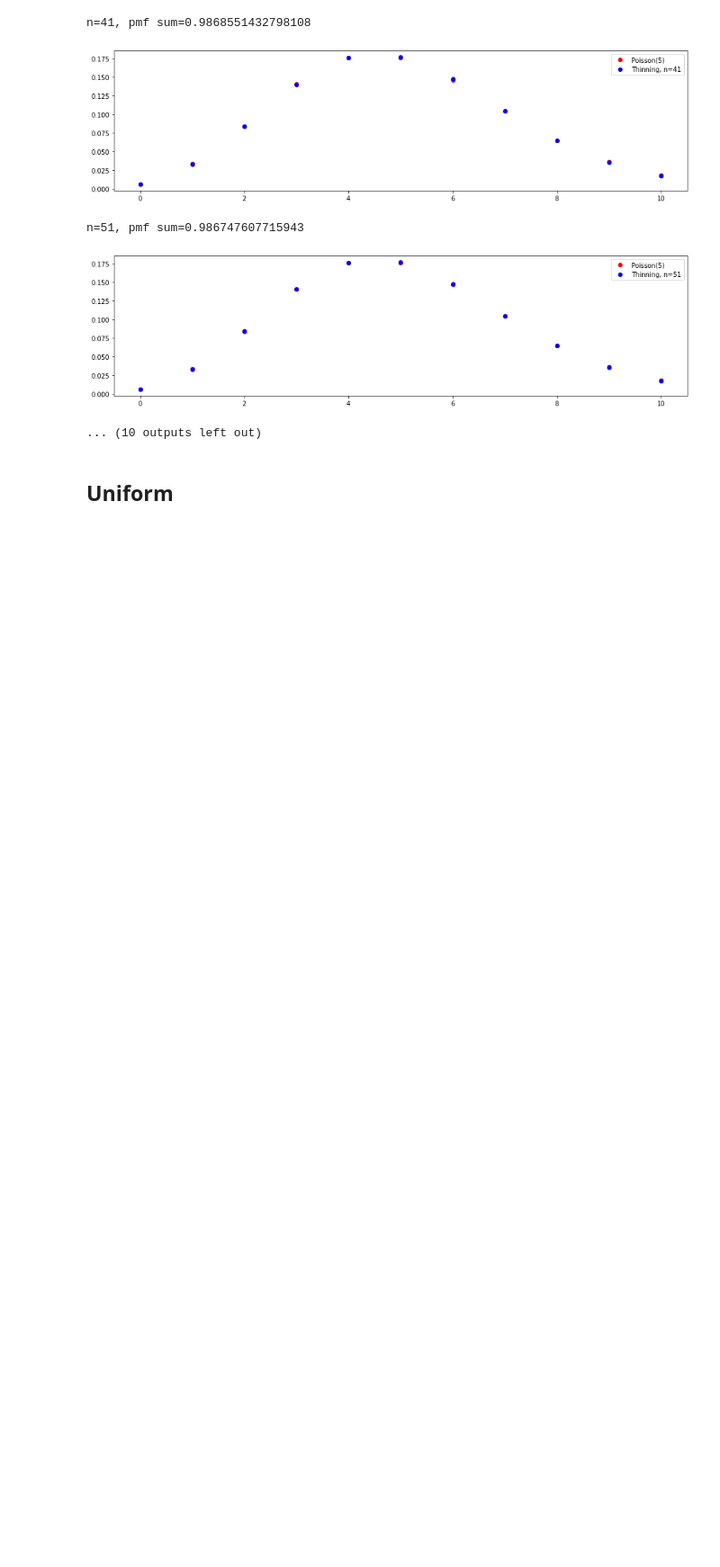
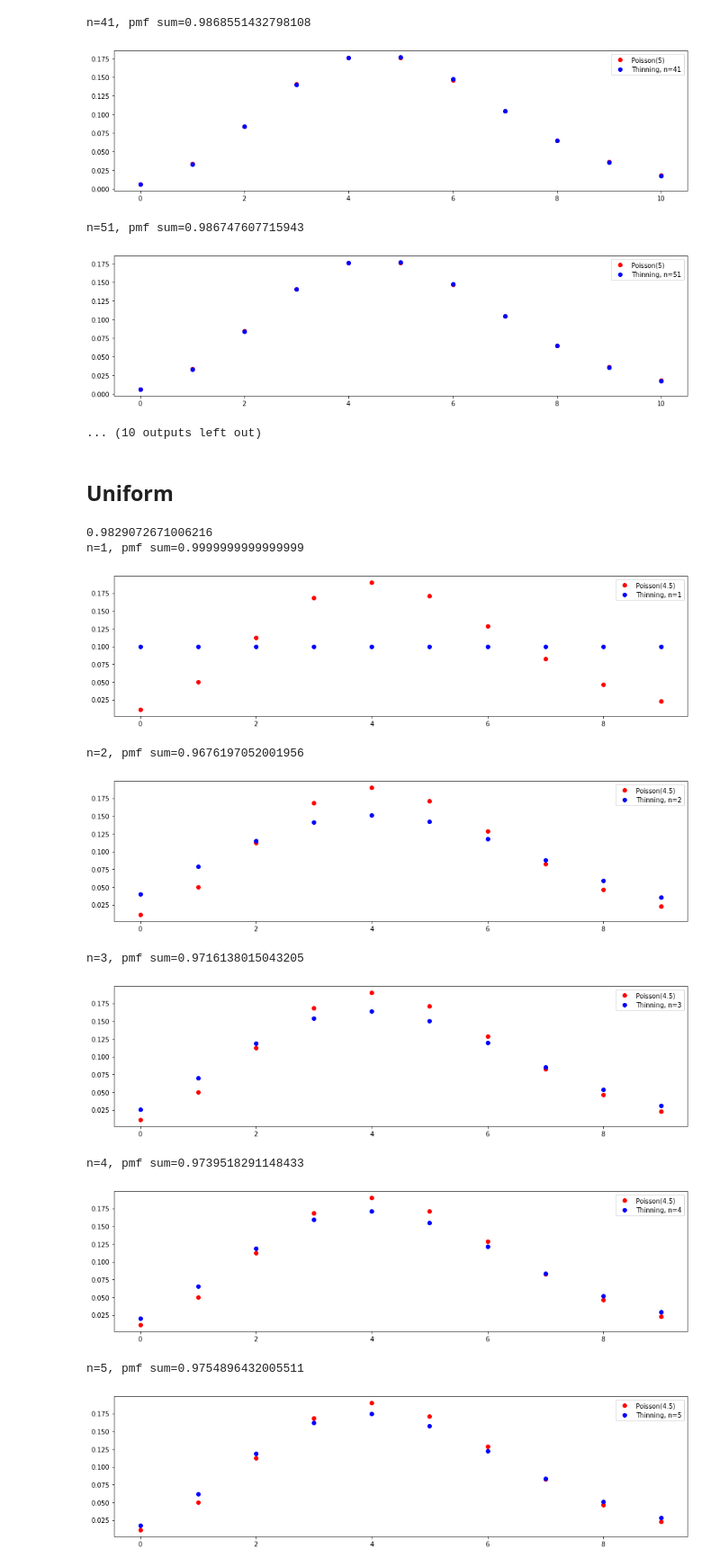
Before and after one commit to AnnaBagriy/w1-monotonicity, a Jupyter notebook: W1.ipynb, the cells around one changed output. Shown at 90% size. Saved outputs shown, nothing was run; the diff lists cells and outputs as text; code cells hidden in the pictures; blank space fills up the shorter version.

```diff
--- a/W1.ipynb
+++ b/W1.ipynb
@@ -547,20 +756,20 @@ n=51, pmf sum=0.986747607715943
 # %%
 from decimal import Decimal
 
-K = 10
+K = 9
 l = K
 K_range = range(0,K+1)
 
 p = 0.5
 #lmb = 1 #for geom RV
-lmb = 5
+lmb = K/2
 p3 = get_binomial_pmf_array(K, p)
 p1 = get_poisson_pmf_array(K, lmb)
 print(sum(p1))
 #plot_pmf(K_range,p1,f"Binomial({K},{p})")
 #plot_pmf(K_range,p1,f"Poisson({lmb})")
 
-n_max = 4
+n_max = 5
 n_step = 1
 n_range = range(1,n_max+1,n_step)
 w_range = []
@@ -569,47 +778,56 @@ entropy = []
 rel_entropy = []
 
 for n in n_range:
-    f = 0
-    for j in range(0,l*n+1):
-        f+=1/(l*n+1)
-    #print(f"uni={f}")
-
     p2 = get_thinning_pmf_array(K, n, l)
     #print(poisson.pmf(0,n))
     print(f"n={n}, pmf sum={sum(p2)}")
     #plot_pmf(K_range,p2)
     plt.figure(figsize=(16,4))
     #plt.plot(K_range, p3, 'ko', label='Binomial(K,p)')
-    plt.plot(K_range, p1, 'ro', label='Poisson(lmb)')
+    plt.plot(K_range, p1, 'ro', label=f'Poisson({lmb})')
     plt.plot(K_range, p2, 'bo', label=f'Thinning, n={n}')
     plt.legend()
     plt.show()
     #plt.plot(K_range, list(zip(p1, p2)), 'rbo',  label=['Poisson(lmb)', f'Thinning, n={n}'])
 
     w = wasserstein_distance(p1, p2)
     w_range.append(w)
 
     rel_entropy.append(get_relative_entropy(p2, p1))
     entropy.append(get_relative_entropy(p2))
 
 #print(p2)
 #plot_pmf(K_range,p2)
 
-print(f"H({thinning_rv}|Poisson) is monotonically decreasing: {is_monot_decreasing(rel_entropy)} (should always be true)")
+thinning_rv = binomial_with_hole_const
+
+print(f"H({thinning_rv}|Poisson({lmb})) is monotonically decreasing: {is_monot_decreasing(rel_entropy)} (should always be true)")
 print(rel_entropy)
 print()
 print(f"H({thinning_rv}) is monotonically increasing: {is_monot_increasing(entropy)} (should be true only in ULC case)")
 print(f"H({thinning_rv}) is monotonically decreasing: {is_monot_decreasing(entropy)} (should be true only in ULConvex case)")
 print(entropy)
 print()
-print(f"H({thinning_rv})_{n_max}={entropy[-1]}, H(Poisson(1))={scipy.stats.entropy(p1)}")
-print(f"H({thinning_rv}|Poisson)={rel_entropy[-1]}")
+print(f"H({thinning_rv})_{n_max}={entropy[-1]}, H(Poisson({lmb}))={scipy.stats.entropy(p1)}")
+print(f"H({thinning_rv}|Poisson({lmb}))={rel_entropy[-1]}")
 
 print()
 print(w_range)
 print()
 display_wasserstein_distance_info(w_range, n_range, f"Thinning(...)")
 
 #plt.plot(K_range, list(zip(p1, p2)), label=['Poisson(lmb)', f'Thinning, n={n}'])
 #plt.legend()
 #plt.show()
+# %% [output]
+0.9829072671006216
+n=1, pmf sum=0.9999999999999999
+[figure, added]
+n=2, pmf sum=0.9676197052001956
+[figure, added]
+n=3, pmf sum=0.9716138015043205
+[figure, added]
+n=4, pmf sum=0.9739518291148433
+[figure, added]
+n=5, pmf sum=0.9754896432005511
+[figure, added]
```
Also changed, not shown: parts of 9 cells of this notebook.
